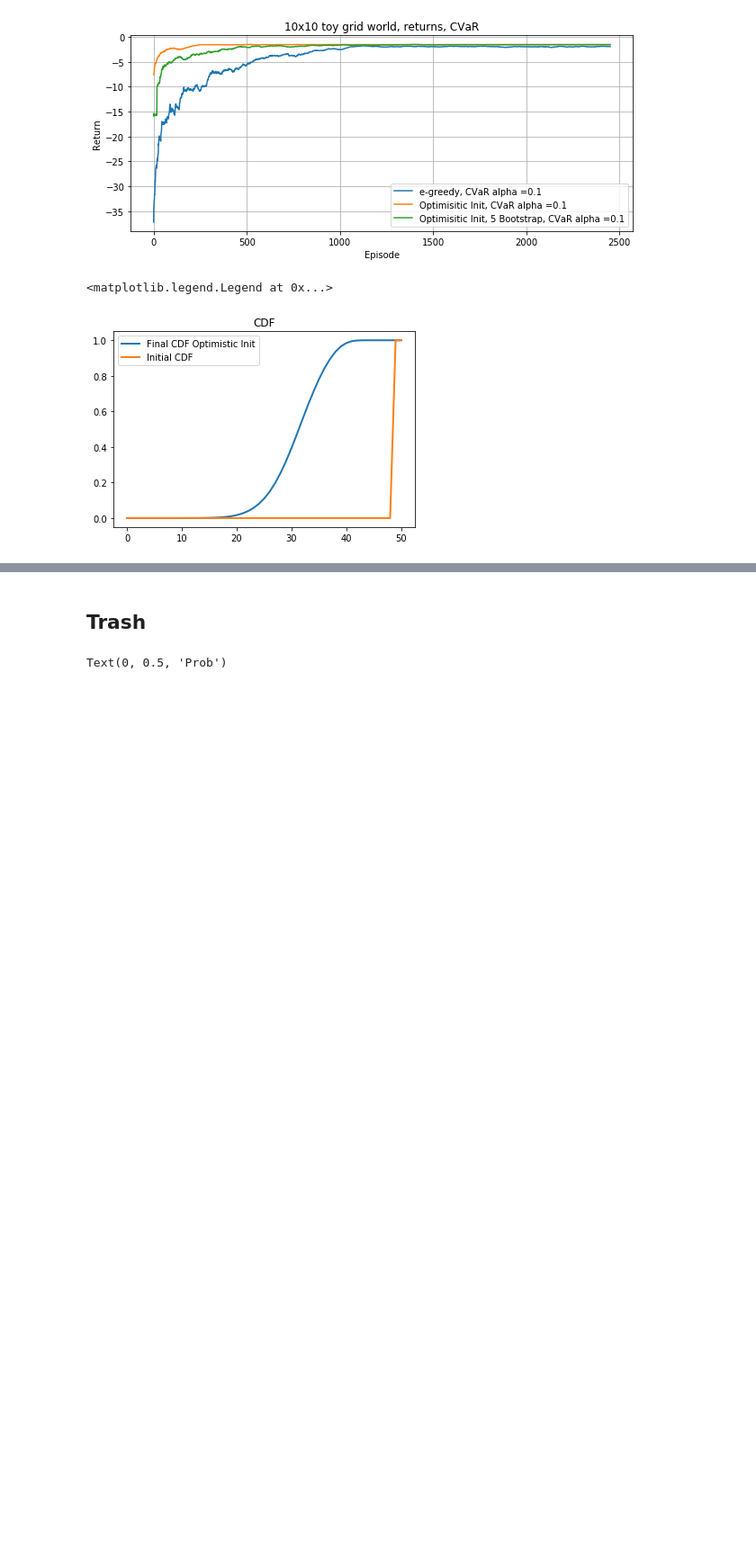
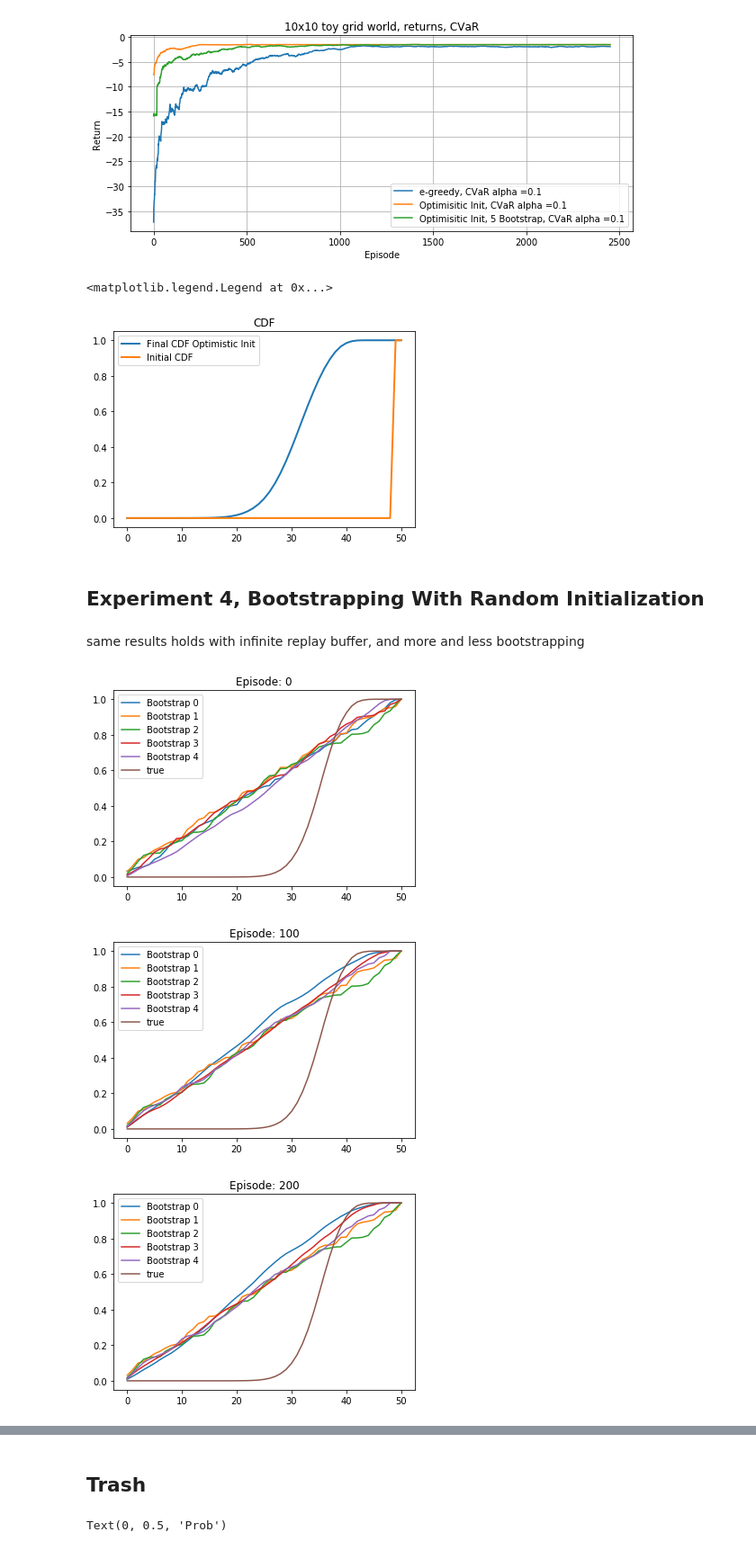
Before and after one commit to Rkeramati/crl, a Jupyter notebook: safe/C51/Untitled.ipynb, the cells around one changed output, grey strips where cells are left out. Shown at 90% size. Cells and saved outputs as stored; diff of their text form; code cells hidden in the pictures; blank space fills up the shorter version.

```diff
--- a/safe/C51/Untitled.ipynb
+++ b/safe/C51/Untitled.ipynb
@@ -518,3 +530,7 @@ plt.legend()
 # %% [output]
 <matplotlib.legend.Legend at 0x...>
 [figure]
+# %% [markdown]
+## Experiment 4, Bootstrapping With Random Initialization
+# %% [markdown]
+same results holds with infinite replay buffer, and more and less bootstrapping
@@ -520,0 +539,44 @@ plt.legend()
+# %%
+world = Gridworld(mapFile='map.txt', random=0, random_action_prob=0.3)
+b_num = 5 # No bootstrap
+config = Config(world.nS, world.nA)
+config.Vmin = -7; config.Vmax = 1
+c51 = []
+for b in range(b_num):
+    c51.append(C51(config, init = 'random', ifCVaR = True))
+
+num_episode = 300
+max_step = 300
+returns = np.zeros(num_episode)
+CVaRs = np.zeros((num_episode, world.nA))
+for ep in range(num_episode):
+    terminal = False
+    alpha = max(0.001, 0.5 + ep * ((0.4 - 0.5)/(num_episode/2)))
+    o = world.reset()
+    o_init = o
+    ret = 0
+    step = 0
+    while not terminal and step < max_step:
+        Qlist = np.array([x.CVaR(o, alpha=0.1, N=50) for x in c51])
+        best = np.max(Qlist, axis = 0)
+        a = np.argmax(best)
+        network = np.argmax(Qlist[:, a])
+        no, r, terminal = world.step(a)
+        ret += r
+        c51[network].observe(o, a, r, no, terminal, alpha)
+        o = no
+        step += 1
+    if ep%100 == 0:
+        plt.figure()
+        for i in range(b_num):
+            plt.plot(np.cumsum(c51[i].p[12, 0, :]), label = 'Bootstrap %d'%(i))
+        plt.plot(np.load('optimistic_cdf.npy'), label='true')
+        plt.title('Episode: %d'%(ep))
+        plt.legend()
+        plt.show()
+    returns[ep] = ret
+    CVaRs[ep, :] = c51[0].CVaR(o_init, alpha=0.05, N=100)
+# %% [output]
+[figure, added]
+[figure, added]
+[figure, added]
```
Also changed, not shown: parts of 14 cells of this notebook, 9 other files.
